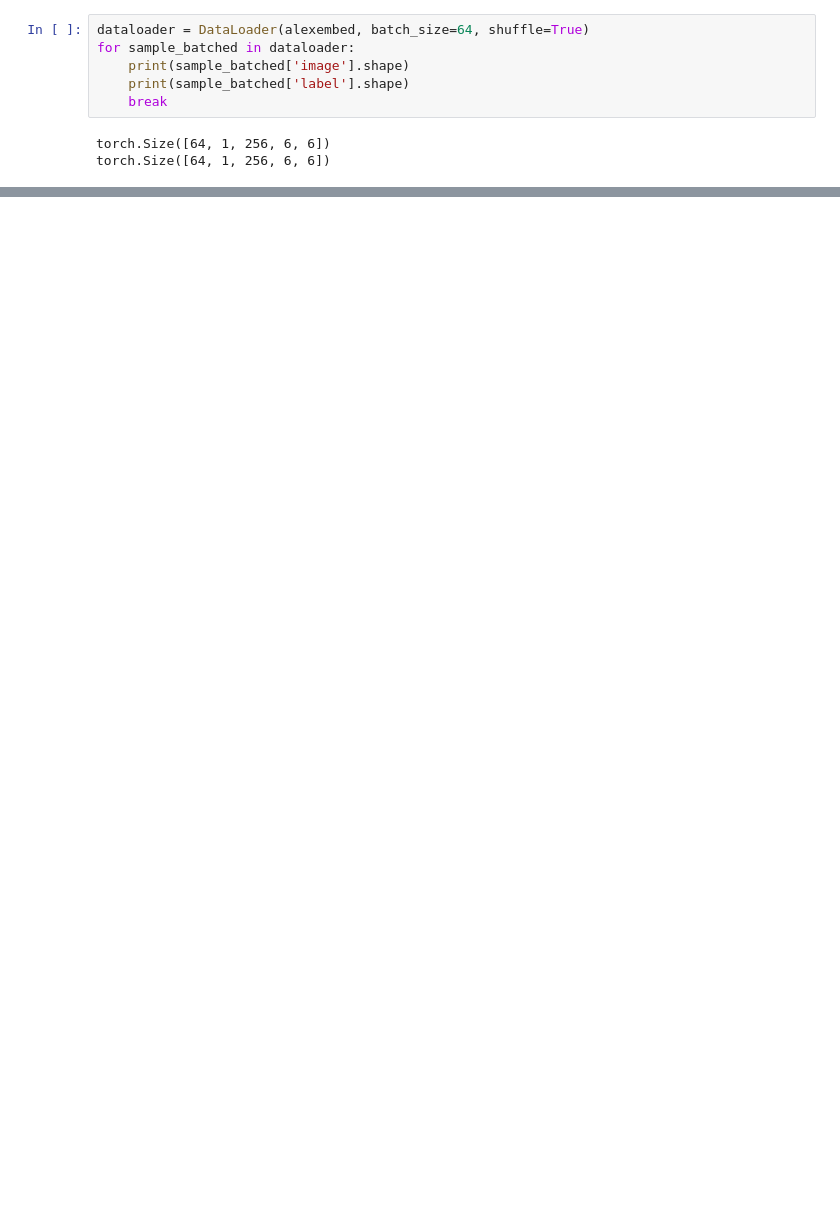
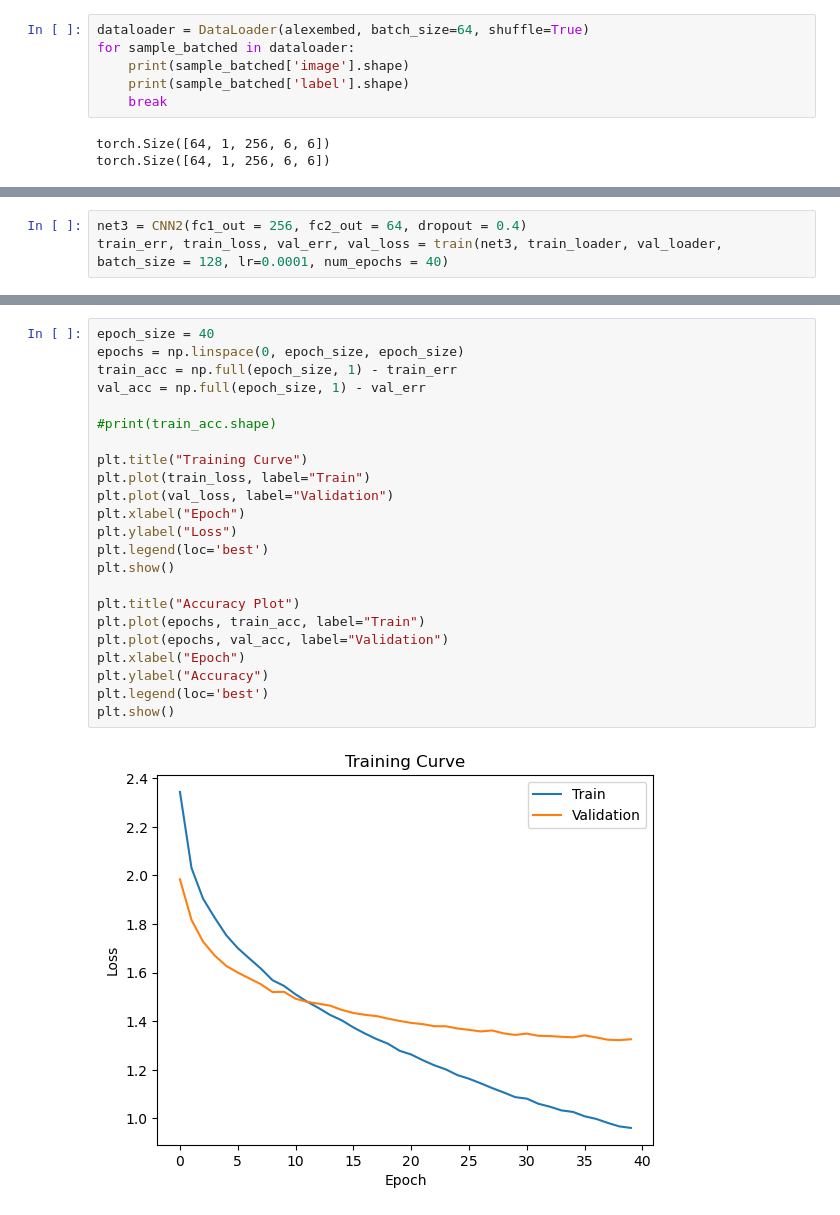
Before and after one commit to AlecDong/HAR-CNN, a Jupyter notebook: training_markdown.ipynb, the cells around one changed output, grey strips where cells are left out. Saved outputs shown, nothing was run; the diff lists cells and outputs as text; blank space fills up the shorter version.

```diff
--- a/training_markdown.ipynb
+++ b/training_markdown.ipynb
@@ -119,0 +243,3 @@ torch.Size([64, 1, 256, 6, 6])
+# %%
+net3 = CNN2(fc1_out = 256, fc2_out = 64, dropout = 0.4)
+train_err, train_loss, val_err, val_loss = train(net3, train_loader, val_loader, batch_size = 128, lr=0.0001, num_epochs = 40)
@@ -119,0 +260,25 @@ torch.Size([64, 1, 256, 6, 6])
+# %%
+epoch_size = 40
+epochs = np.linspace(0, epoch_size, epoch_size)
+train_acc = np.full(epoch_size, 1) - train_err
+val_acc = np.full(epoch_size, 1) - val_err
+
+#print(train_acc.shape)
+
+plt.title("Training Curve")
+plt.plot(train_loss, label="Train")
+plt.plot(val_loss, label="Validation")
+plt.xlabel("Epoch")
+plt.ylabel("Loss")
+plt.legend(loc='best')
+plt.show()
+
+plt.title("Accuracy Plot")
+plt.plot(epochs, train_acc, label="Train")
+plt.plot(epochs, val_acc, label="Validation")
+plt.xlabel("Epoch")
+plt.ylabel("Accuracy")
+plt.legend(loc='best')
+plt.show()
+# %% [output]
+[figure, added]
```
Also changed, not shown: parts of 22 cells of this notebook.
